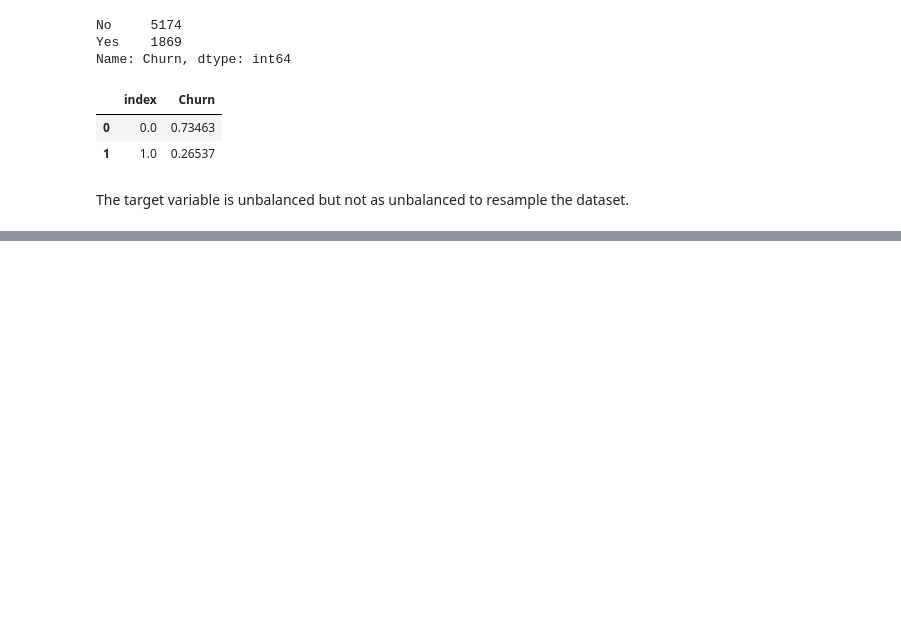
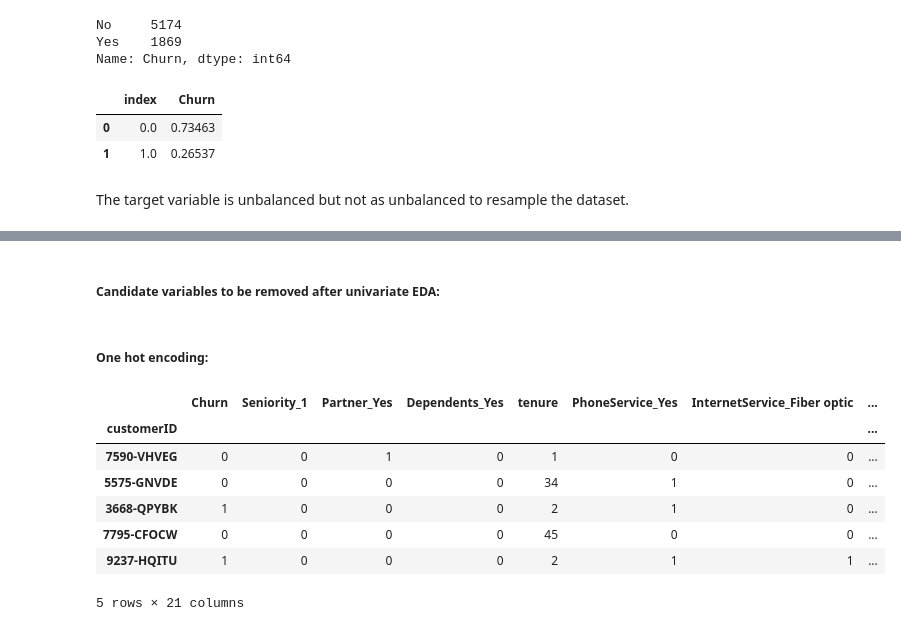
Before and after one commit to manugaco/use_cases, a Jupyter notebook: Customers_Churn_Prediction/Supervised_SL_Churn_prediction.ipynb, the cells around one changed output, grey strips where cells are left out. Drawn from its saved outputs; the diff is of its cells as text; code cells hidden in the pictures; blank space fills up the shorter version.

```diff
--- a/Customers_Churn_Prediction/Supervised_SL_Churn_prediction.ipynb
+++ b/Customers_Churn_Prediction/Supervised_SL_Churn_prediction.ipynb
@@ -617,0 +664,2 @@ The target variable is unbalanced but not as unbalanced to resample the dataset.
+# %% [markdown]
+##### Candidate variables to be removed after univariate EDA:
@@ -617,0 +669,2 @@ The target variable is unbalanced but not as unbalanced to resample the dataset.
+# %% [markdown]
+##### One hot encoding:
@@ -617,0 +689,11 @@ The target variable is unbalanced but not as unbalanced to resample the dataset.
+# %%
+df_feat.head()
+# %% [output]
+|  | Churn | Seniority_1 | Partner_Yes | Dependents_Yes | tenure | PhoneService_Yes | InternetService_Fiber optic | ... |
+| customerID |  |  |  |  |  |  |  | ... |
+| 7590-VHVEG | 0 | 0 | 1 | 0 | 1 | 0 | 0 | ... |
+| 5575-GNVDE | 0 | 0 | 0 | 0 | 34 | 1 | 0 | ... |
+| 3668-QPYBK | 1 | 0 | 0 | 0 | 2 | 1 | 0 | ... |
+| 7795-CFOCW | 0 | 0 | 0 | 0 | 45 | 0 | 0 | ... |
+| 9237-HQITU | 1 | 0 | 0 | 0 | 2 | 1 | 1 | ... |
+5 rows × 21 columns
```
Also changed, not shown: parts of 15 cells of this notebook.
